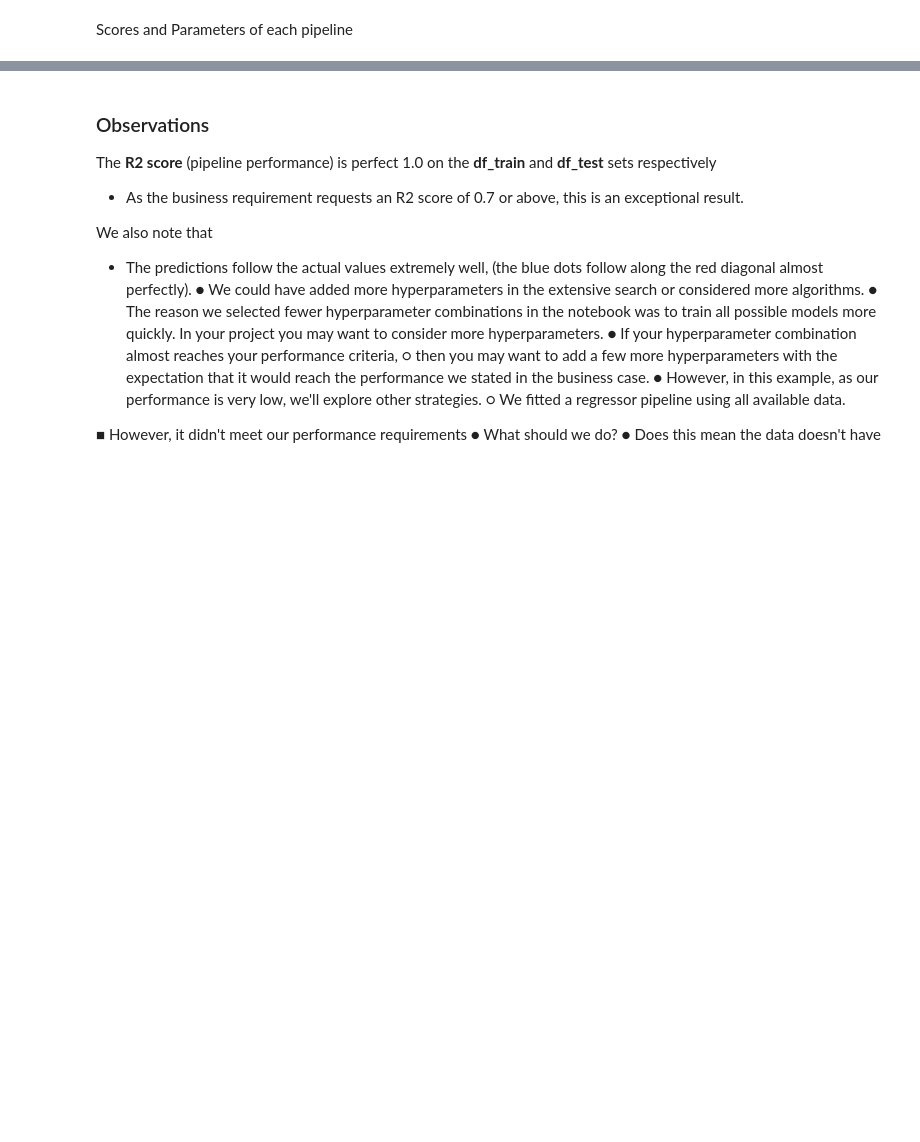
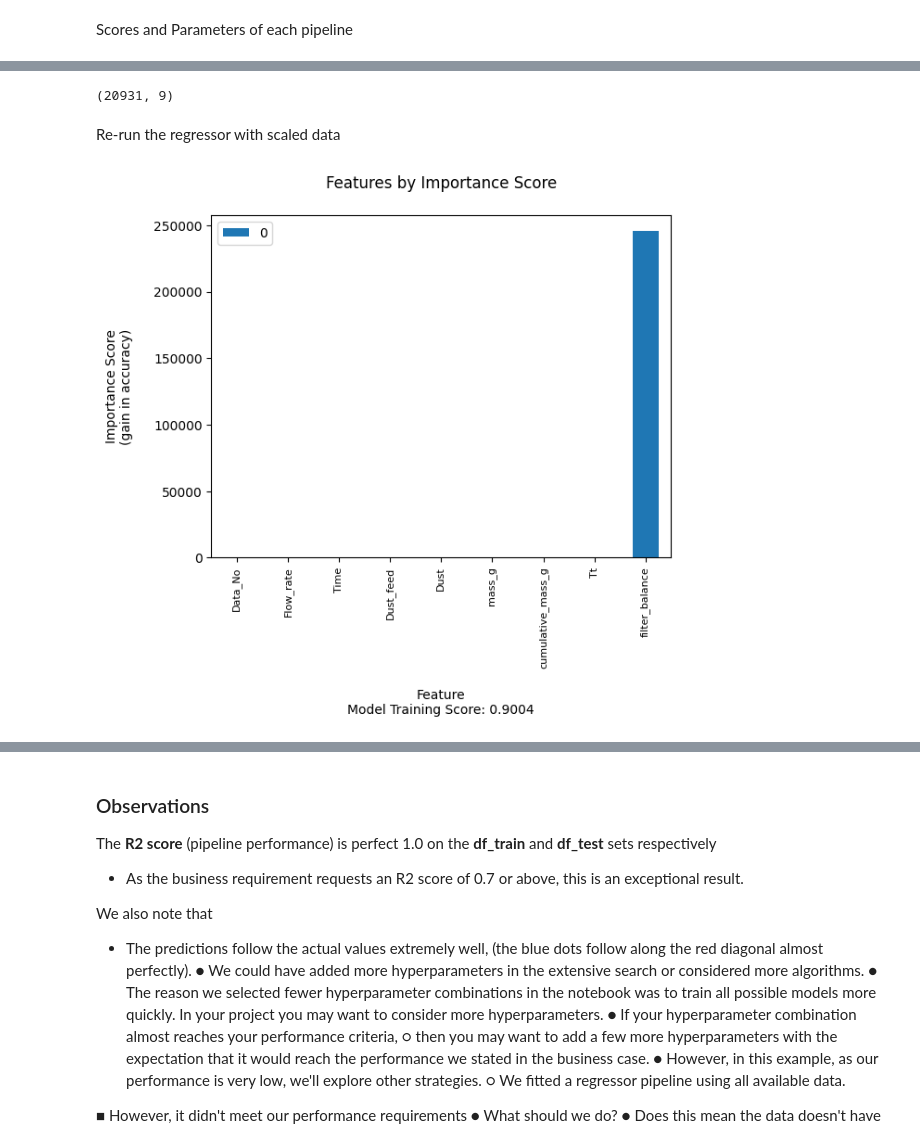
Before and after one commit to roeszler/filter-maintenance-predictor, a Jupyter notebook: jupyter_notebooks/05_ModelAndEvaluate_RUL.ipynb, the cells around one changed output, grey strips where cells are left out. Drawn from its saved outputs; the diff is of its cells as text; code cells hidden in the pictures; blank space fills up the shorter version.

Commit message:
add feature importance visulaizations UD62

```diff
--- a/jupyter_notebooks/05_ModelAndEvaluate_RUL.ipynb
+++ b/jupyter_notebooks/05_ModelAndEvaluate_RUL.ipynb
@@ -514,5 +748,5 @@ params_search = {
 # %% [markdown]
 Extensive GridSearch CV
 # %%
-search = HyperparameterOptimizationSearch(models=models_search, params=params_search)
-search.fit(X_train, y_train, scoring = 'r2', n_jobs=-1, cv=5)
+SGD_search = HyperparameterOptimizationSearch(models=sgd_model_search, params=sgd_params_search)
+SGD_search.fit(X_train, y_train, scoring = 'r2', n_jobs=-1, cv=5)
@@ -593,0 +1056,3 @@ print(xgbr)
+# %%
+optimal_model = HyperparameterOptimizationSearch(models=model, params=params)
+optimal_model.fit(X_train, y_train, scoring='r2', n_jobs=-1, cv=5)
@@ -593,0 +1135,20 @@ print(xgbr)
+# %%
+# from sklearn import datasets
+# from sklearn.model_selection import train_test_split
+
+# X, y = datasets.load_diabetes(return_X_y=True)
+# X_train, X_test, y_train, y_test = train_test_split(X, y)
+from sklearn.preprocessing import MinMaxScaler
+
+X_test_drop = X_test.drop('RUL', axis=1)
+scaler = MinMaxScaler()
+X_train_scaled = scaler.fit_transform(X_train)
+X_test_scaled = scaler.transform(X_test_drop)
+
+print(X_train_scaled.shape)
+# %% [output]
+(20931, 9)
+# %% [markdown]
+Re-run the regressor with scaled data
+# %%
+xbg_reg = xgb.XGBRegressor().fit(X_train_scaled, y_train)
@@ -593,0 +1166,22 @@ print(xgbr)
+# %%
+import matplotlib.pyplot as plt
+
+# Rename Axis
+f_importance = xbg_reg.get_booster().get_score(importance_type='gain')
+importance_df = pd.DataFrame.from_dict(data=f_importance, orient='index')
+c_heading = X_train.transpose().reset_index().rename(columns={'index':'Variable'})
+v_heading = c_heading['Variable'].to_list()
+importance_df['Variable'] = v_heading
+
+# Plot Most Important Feature
+plot_importance = importance_df.set_index('Variable', drop=True).rename_axis(None)
+plot_importance.plot.bar()
+
+# plt.legend()
+plt.xticks(fontsize=8)
+plt.title('Features by Importance Score\n')
+plt.ylabel('Importance Score\n(gain in accuracy)\n')
+plt.xlabel('\nFeature\nModel Training Score: %.4f' % training_score)
+plt.show()
+# %% [output]
+[figure, added]
```
Also changed, not shown: parts of 84 cells of this notebook, 3 other files.
